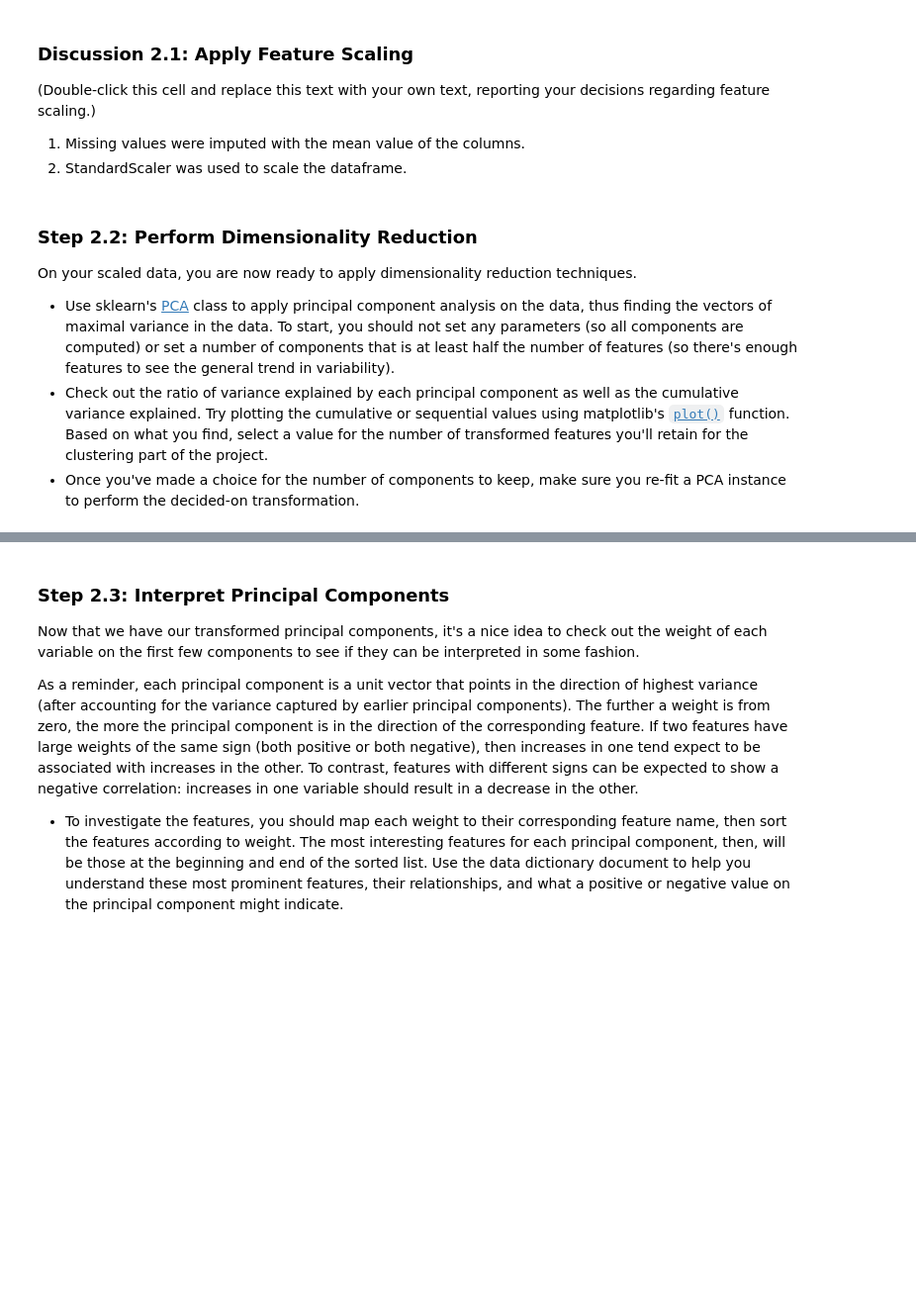
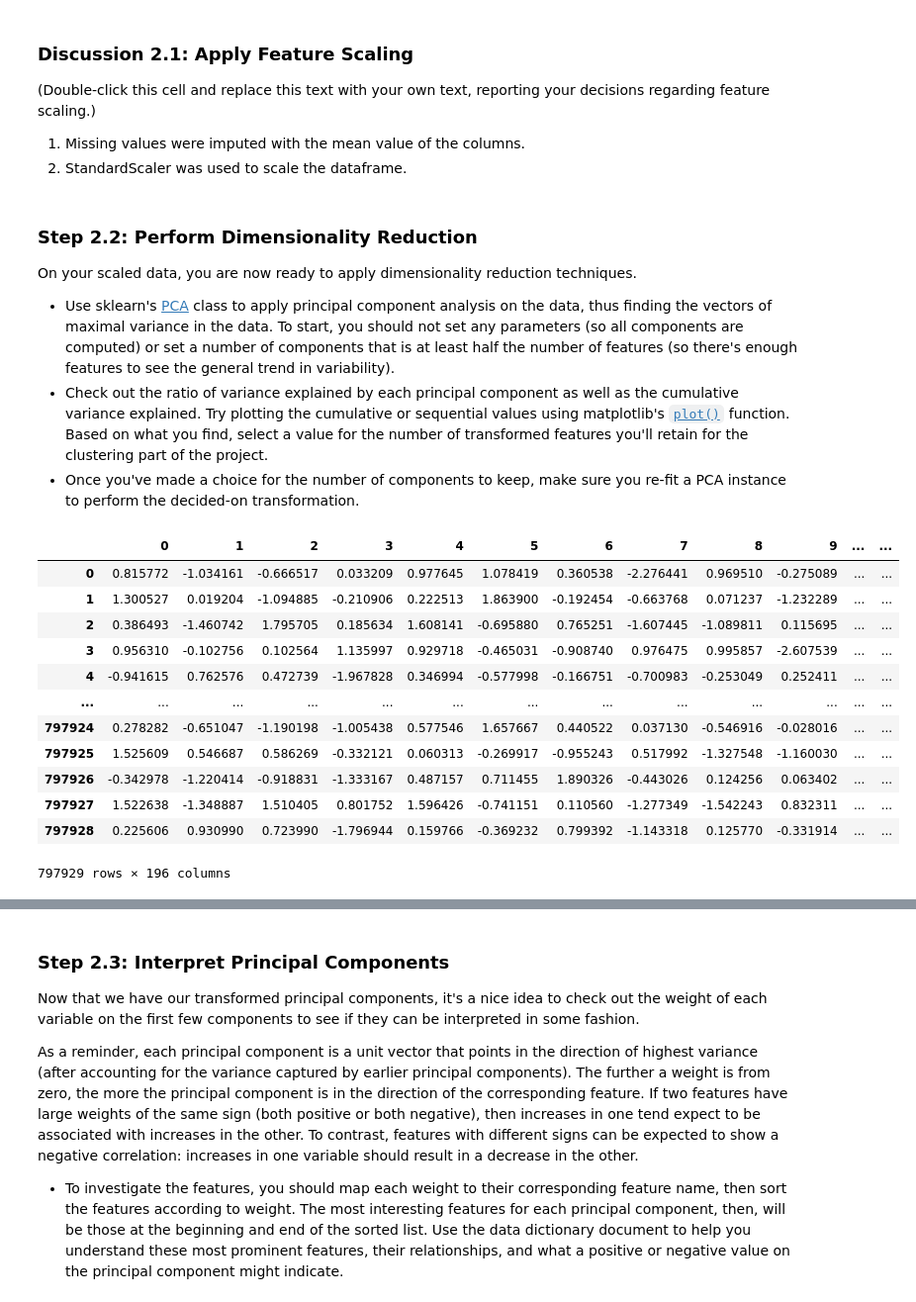
Before and after one commit to evelthon/Intro-to-Machine-Learning-with-Pytorch, a Jupyter notebook: projects/p3_Identify-Customer-Segments/Identify_Customer_Segments.ipynb, the cells around one changed output, grey strips where cells are left out. Shown at 99% size. Cells and saved outputs as stored; diff of their text form; code cells hidden in the pictures; blank space fills up the shorter version.

```diff
--- a/projects/p3_Identify-Customer-Segments/Identify_Customer_Segments.ipynb
+++ b/projects/p3_Identify-Customer-Segments/Identify_Customer_Segments.ipynb
@@ -856,7 +857,7 @@ azdias_scaled.head()
 1. Missing values were imputed with the mean value of the columns.
 2. StandardScaler was used to scale the dataframe.
 # %% [markdown]
-### Step 2.2: Perform Dimensionality Reduction
+ ### Step 2.2: Perform Dimensionality Reduction
 
 On your scaled data, you are now ready to apply dimensionality reduction techniques.
 
@@ -865,3 +866,20 @@ On your scaled data, you are now ready to apply dimensionality reduction techniq
 - Once you've made a choice for the number of components to keep, make sure you re-fit a PCA instance to perform the decided-on transformation.
 # %%
 # Apply PCA to the data.
+pca = PCA(whiten= True)
+pca_features = pca.fit_transform(azdias_scaled)
+pd.DataFrame(pca_features)
+# %% [output]
+|  | 0 | 1 | 2 | 3 | 4 | 5 | 6 | 7 | 8 | 9 | ... | ... |
+| 0 | 0.815772 | -1.034161 | -0.666517 | 0.033209 | 0.977645 | 1.078419 | 0.360538 | -2.276441 | 0.969510 | -0.275089 | ... | ... |
+| 1 | 1.300527 | 0.019204 | -1.094885 | -0.210906 | 0.222513 | 1.863900 | -0.192454 | -0.663768 | 0.071237 | -1.232289 | ... | ... |
+| 2 | 0.386493 | -1.460742 | 1.795705 | 0.185634 | 1.608141 | -0.695880 | 0.765251 | -1.607445 | -1.089811 | 0.115695 | ... | ... |
+| 3 | 0.956310 | -0.102756 | 0.102564 | 1.135997 | 0.929718 | -0.465031 | -0.908740 | 0.976475 | 0.995857 | -2.607539 | ... | ... |
+| 4 | -0.941615 | 0.762576 | 0.472739 | -1.967828 | 0.346994 | -0.577998 | -0.166751 | -0.700983 | -0.253049 | 0.252411 | ... | ... |
+| ... | ... | ... | ... | ... | ... | ... | ... | ... | ... | ... | ... | ... |
+| 797924 | 0.278282 | -0.651047 | -1.190198 | -1.005438 | 0.577546 | 1.657667 | 0.440522 | 0.037130 | -0.546916 | -0.028016 | ... | ... |
+| 797925 | 1.525609 | 0.546687 | 0.586269 | -0.332121 | 0.060313 | -0.269917 | -0.955243 | 0.517992 | -1.327548 | -1.160030 | ... | ... |
+| 797926 | -0.342978 | -1.220414 | -0.918831 | -1.333167 | 0.487157 | 0.711455 | 1.890326 | -0.443026 | 0.124256 | 0.063402 | ... | ... |
+| 797927 | 1.522638 | -1.348887 | 1.510405 | 0.801752 | 1.596426 | -0.741151 | 0.110560 | -1.277349 | -1.542243 | 0.832311 | ... | ... |
+| 797928 | 0.225606 | 0.930990 | 0.723990 | -1.796944 | 0.159766 | -0.369232 | 0.799392 | -1.143318 | 0.125770 | -0.331914 | ... | ... |
+797929 rows × 196 columns
```
Also changed, not shown: parts of 14 cells of this notebook.
